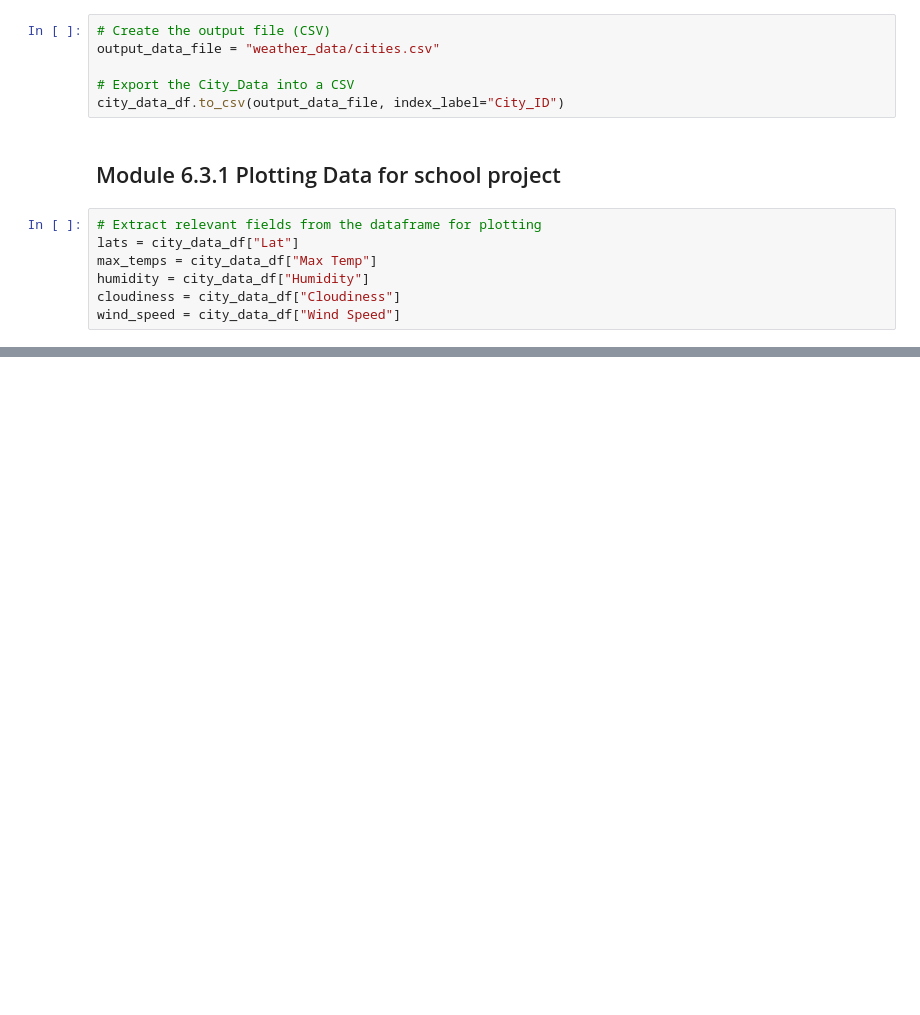
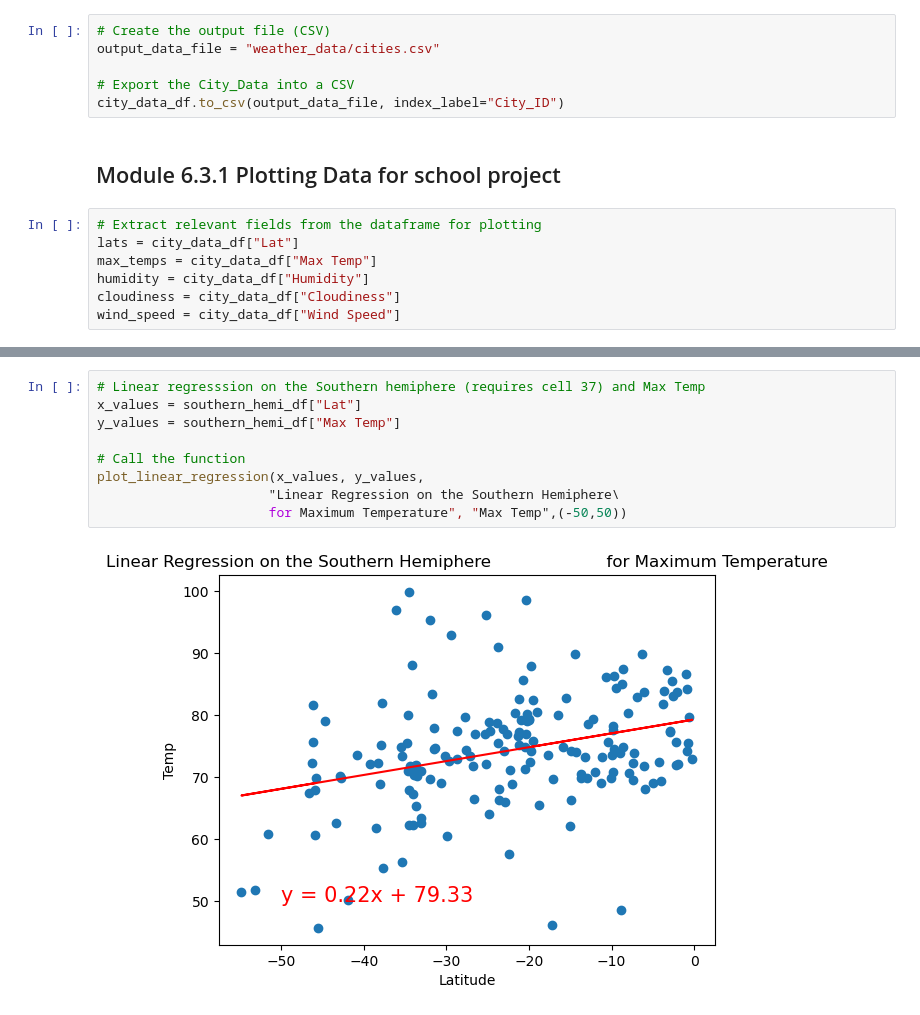
Before and after one commit to SusanFair/World_Weather_Analysis, a Jupyter notebook: WeatherPy.ipynb, the cells around one changed output, grey strips where cells are left out. Cells and saved outputs as stored; diff of their text form; blank space fills up the shorter version.

```diff
--- a/WeatherPy.ipynb
+++ b/WeatherPy.ipynb
@@ -320,0 +398,11 @@ plt.show()
+# %%
+# Linear regresssion on the Southern hemiphere (requires cell 37) and Max Temp
+x_values = southern_hemi_df["Lat"]
+y_values = southern_hemi_df["Max Temp"]
+
+# Call the function
+plot_linear_regression(x_values, y_values,
+                      "Linear Regression on the Southern Hemiphere\
+                      for Maximum Temperature", "Max Temp",(-50,50))
+# %% [output]
+[figure, added]
```
Also changed, not shown: parts of 24 cells of this notebook, 6 other files.
